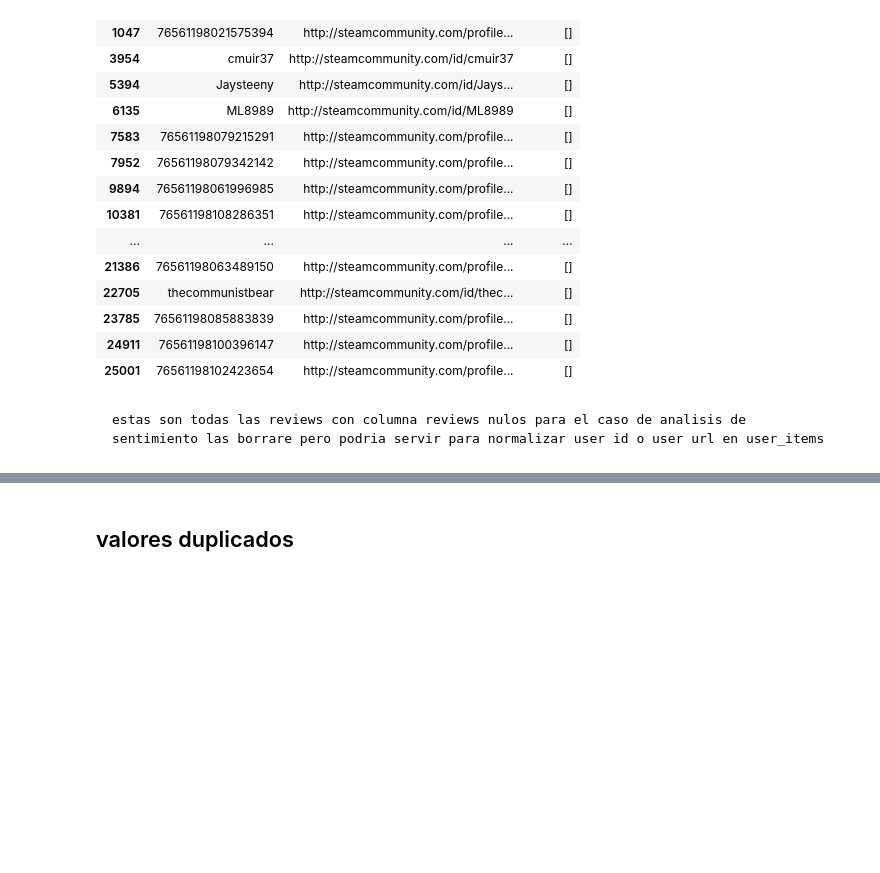
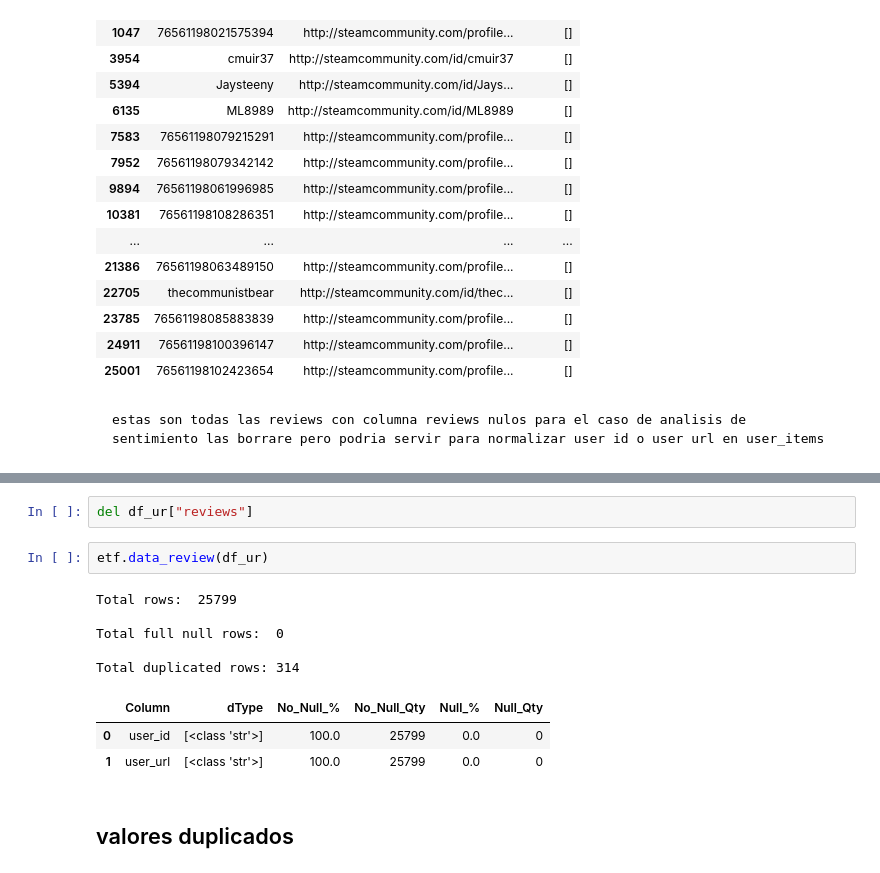
Before and after one commit to tDelbarco/PI_ML_OPS, a Jupyter notebook: ETL_&_EDA/ETL_def.ipynb, the cells around one changed output, grey strips where cells are left out. Saved outputs shown, nothing was run; the diff lists cells and outputs as text; blank space fills up the shorter version.

```diff
--- a/ETL_&_EDA/ETL_def.ipynb
+++ b/ETL_&_EDA/ETL_def.ipynb
@@ -615,3 +690,16 @@ df_ur["reviews"]
+# %%
+del df_ur["reviews"]
+# %%
+etf.data_review(df_ur)
+# %% [output]
+Total rows:  25799
+
+Total full null rows:  0
+
+Total duplicated rows: 314
+|  | Column | dType | No_Null_% | No_Null_Qty | Null_% | Null_Qty |
+| 0 | user_id | [<class 'str'>] | 100.0 | 25799 | 0.0 | 0 |
+| 1 | user_url | [<class 'str'>] | 100.0 | 25799 | 0.0 | 0 |
 # %% [markdown]
 ## valores duplicados
 # %%
```
Also changed, not shown: parts of 19 cells of this notebook, 3 other files.
